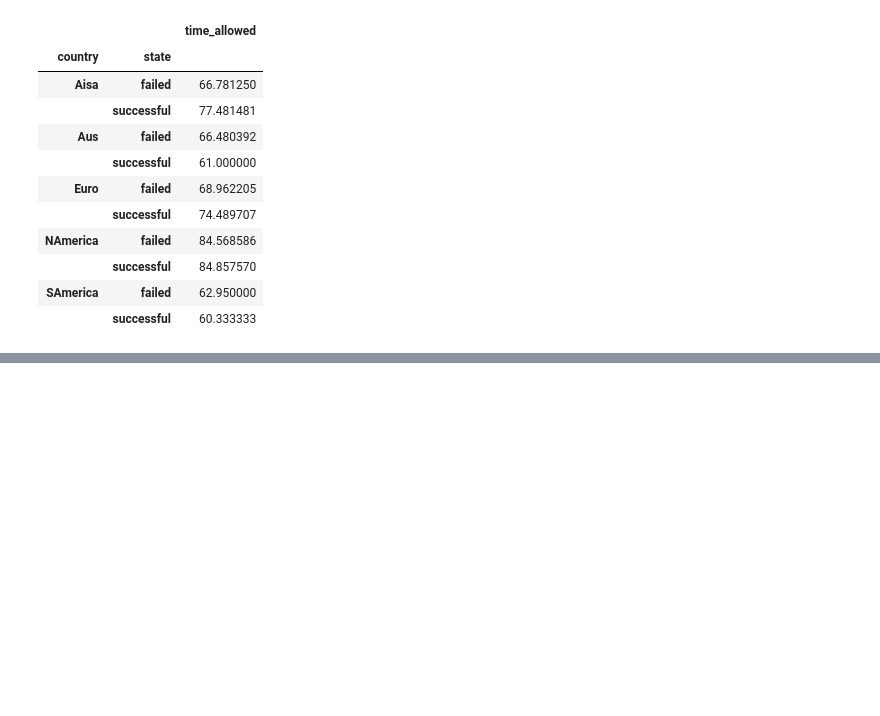
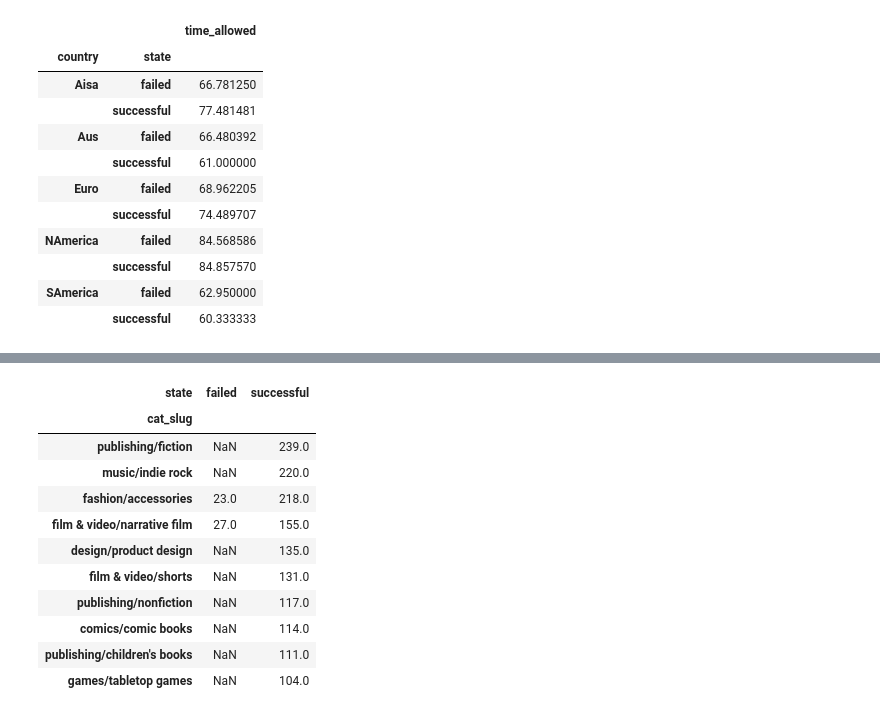
Before and after one commit to oqusous/Kickstarter_project, a Jupyter notebook: Untitled.ipynb, the cells around one changed output, grey strips where cells are left out. Saved outputs shown, nothing was run; the diff lists cells and outputs as text; code cells hidden in the pictures; blank space fills up the shorter version.

```diff
--- a/Untitled.ipynb
+++ b/Untitled.ipynb
@@ -78,0 +90,19 @@ df.drop(['Unnamed: 0','loc_state','static_usd_rate', 'urls', 'id', 'is_starrable
+# %%
+df2 = df.groupby(['cat_slug','state']).agg({'state':'count'})
+df2.rename({'state':'made'}, inplace = True)
+df2.rename({'i':'made'}, inplace = True)
+# %%
+df2.unstack()['state'].sort_values('successful', ascending=False)[:10]
+# %% [output]
+| state | failed | successful |
+| cat_slug |  |  |
+| publishing/fiction | NaN | 239.0 |
+| music/indie rock | NaN | 220.0 |
+| fashion/accessories | 23.0 | 218.0 |
+| film & video/narrative film | 27.0 | 155.0 |
+| design/product design | NaN | 135.0 |
+| film & video/shorts | NaN | 131.0 |
+| publishing/nonfiction | NaN | 117.0 |
+| comics/comic books | NaN | 114.0 |
+| publishing/children's books | NaN | 111.0 |
+| games/tabletop games | NaN | 104.0 |
```
Also changed, not shown: parts of 14 cells of this notebook.
